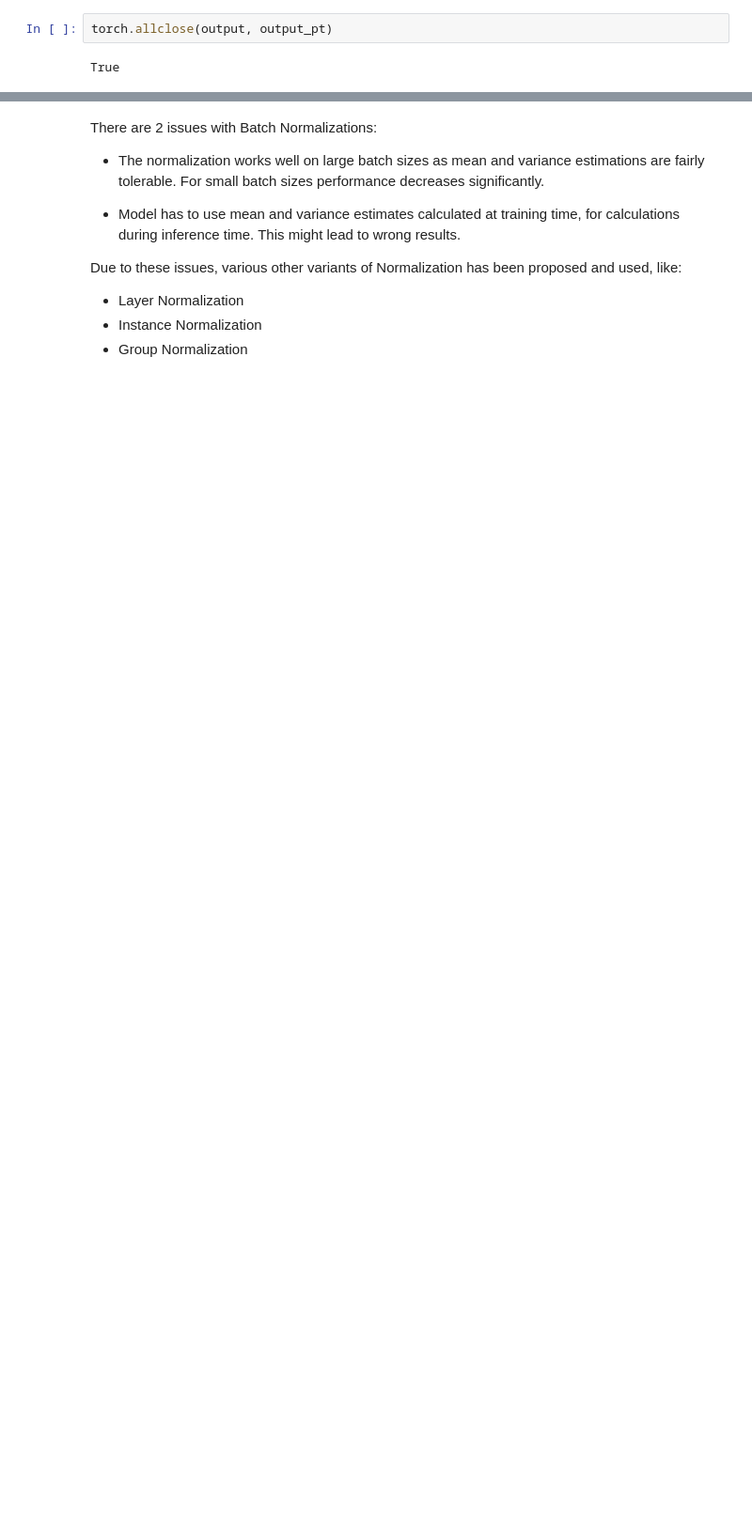
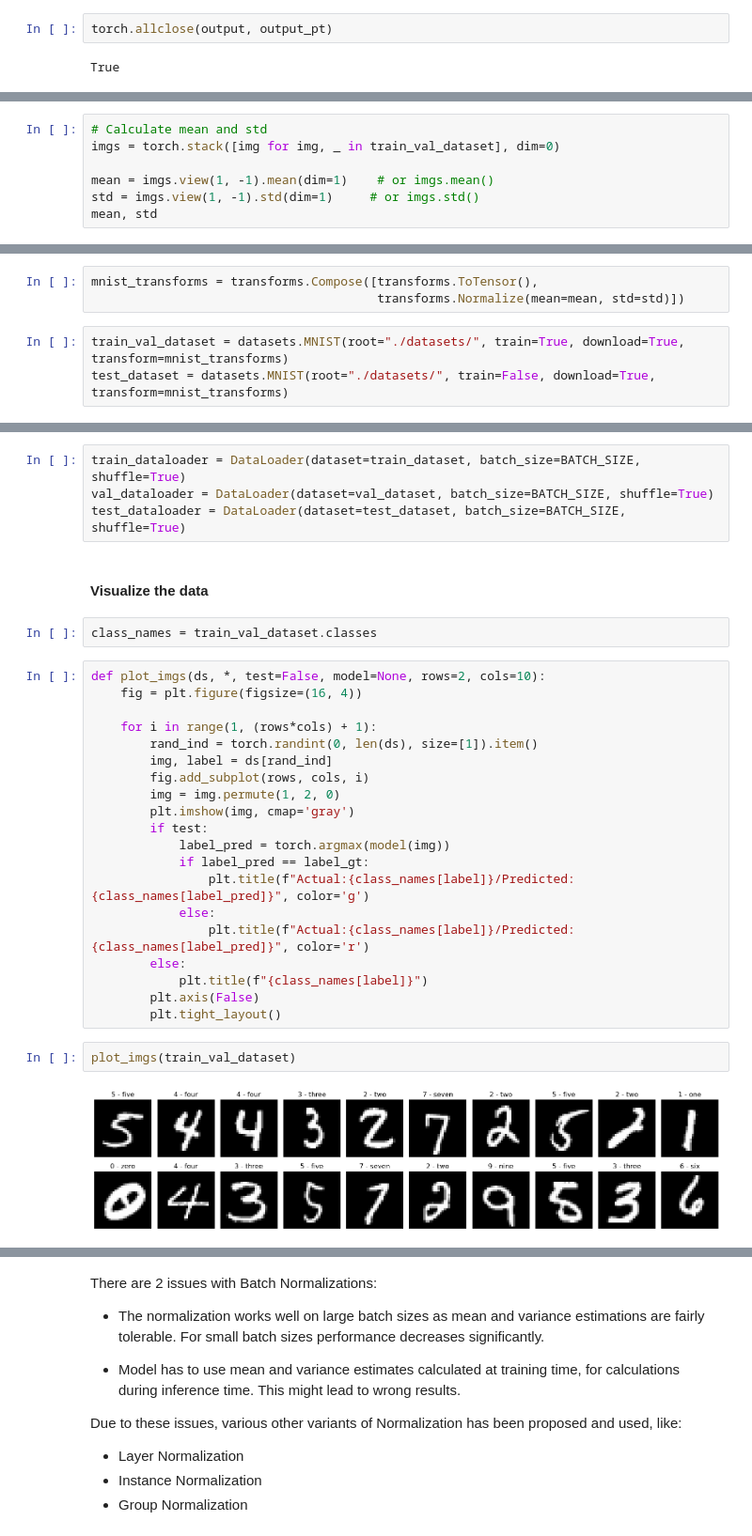
Before and after one commit to nachiket273/deep_learning_study, a Jupyter notebook: Normalization/Normalization.ipynb, the cells around one changed output, grey strips where cells are left out. Shown: that part at 94% size. Saved outputs shown, nothing was run; the diff lists cells and outputs as text; blank space fills up the shorter version.

Commit message:
Added simple LeNet training (BatchNormalization pending)

```diff
--- a/Normalization/Normalization.ipynb
+++ b/Normalization/Normalization.ipynb
@@ -239,0 +295,7 @@ True
+# %%
+# Calculate mean and std
+imgs = torch.stack([img for img, _ in train_val_dataset], dim=0)
+
+mean = imgs.view(1, -1).mean(dim=1)    # or imgs.mean()
+std = imgs.view(1, -1).std(dim=1)     # or imgs.std()
+mean, std
@@ -239,0 +304,6 @@ True
+# %%
+mnist_transforms = transforms.Compose([transforms.ToTensor(),
+                                       transforms.Normalize(mean=mean, std=std)])
+# %%
+train_val_dataset = datasets.MNIST(root="./datasets/", train=True, download=True, transform=mnist_transforms)
+test_dataset = datasets.MNIST(root="./datasets/", train=False, download=True, transform=mnist_transforms)
@@ -239,0 +317,32 @@ True
+# %%
+train_dataloader = DataLoader(dataset=train_dataset, batch_size=BATCH_SIZE, shuffle=True)
+val_dataloader = DataLoader(dataset=val_dataset, batch_size=BATCH_SIZE, shuffle=True)
+test_dataloader = DataLoader(dataset=test_dataset, batch_size=BATCH_SIZE, shuffle=True)
+# %% [markdown]
+#### Visualize the data
+# %%
+class_names = train_val_dataset.classes
+# %%
+def plot_imgs(ds, *, test=False, model=None, rows=2, cols=10):
+    fig = plt.figure(figsize=(16, 4))
+
+    for i in range(1, (rows*cols) + 1):
+        rand_ind = torch.randint(0, len(ds), size=[1]).item()
+        img, label = ds[rand_ind]
+        fig.add_subplot(rows, cols, i)
+        img = img.permute(1, 2, 0)
+        plt.imshow(img, cmap='gray')
+        if test:
+            label_pred = torch.argmax(model(img))
+            if label_pred == label_gt:
+                plt.title(f"Actual:{class_names[label]}/Predicted:{class_names[label_pred]}", color='g')
+            else:
+                plt.title(f"Actual:{class_names[label]}/Predicted:{class_names[label_pred]}", color='r')
+        else:
+            plt.title(f"{class_names[label]}")
+        plt.axis(False)
+        plt.tight_layout()
+# %%
+plot_imgs(train_val_dataset)
+# %% [output]
+[figure, added]
```
Also changed, not shown: parts of 41 cells of this notebook.
